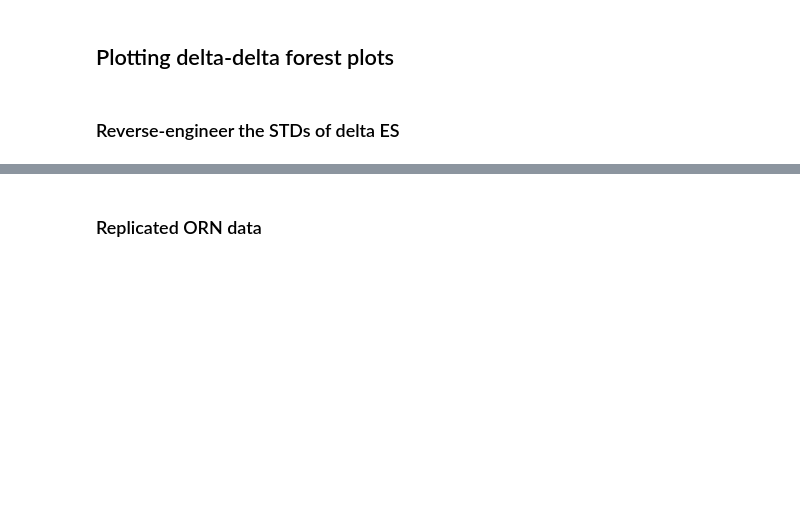
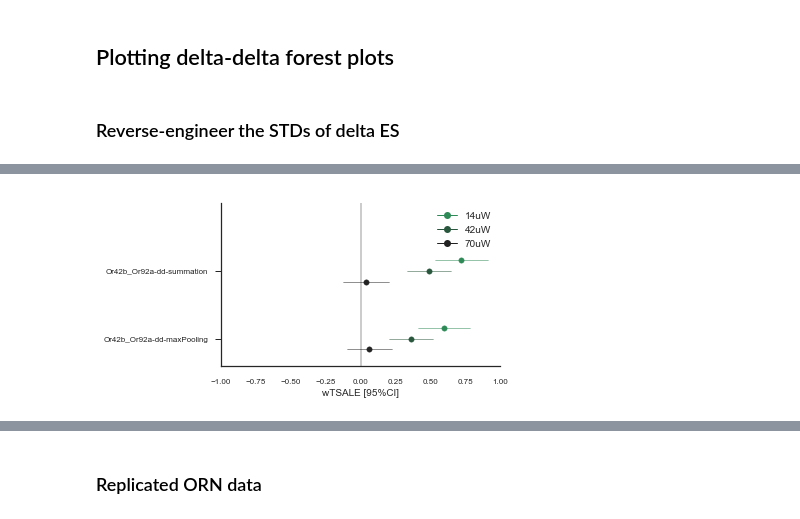
Before and after one commit to ttumkaya/WALiSuite_V2.0, a Jupyter notebook: WALiSuite_GenerateSummaryPlots.ipynb, the cells around one changed output, grey strips where cells are left out. Drawn from its saved outputs; the diff is of its cells as text; code cells hidden in the pictures; blank space fills up the shorter version.

```diff
--- a/WALiSuite_GenerateSummaryPlots.ipynb
+++ b/WALiSuite_GenerateSummaryPlots.ipynb
@@ -1322,7 +1467,7 @@ data['delta_male_starved_Noair_V_male_starved_air_CI'] = delta_male_starved_Noai
 data['delta_male_fed_Noair_V_male_starved_Noair_CI'] = delta_male_fed_Noair_V_male_starved_Noair_CI
 data['delta_male_fed_air_V_male_starved_air_CI'] = delta_male_fed_air_V_male_starved_air_CI
 # %%
-def WALiForest(df, column, sort_by=True, sort_by_order = None, fsize= (5,25), gap_thru_yaxis = 5, offset = .8, s =30):
+def WALiForest(df, column, sort_by=True, sort_by_order = None, fsize= (5,25), gap_thru_yaxis = 5, offset = .8, s =30, c ='red'):
 
     ## If none, will use the first df's order
     fig = plt.figure(figsize=fsize)
@@ -1339,14 +1484,14 @@ def WALiForest(df, column, sort_by=True, sort_by_order = None, fsize= (5,25), ga
     offset = offset
     i = 0
     ## Drop the nans
-    df = df.dropna()
+    df = df.dropna(subset=[column])
 
     if sort_by is None:
         ORNList_sorted = sort_by_order
         keep_the_ORN_Order = sort_by_order
 
     else:
-        df_sorted = df[df['LightInt'] == '70uW'].sort_values(by=[column],ascending=False)
+        df_sorted = df[df['LightIntensity'] == '70uW'].sort_values(by=[column],ascending=False)
 #         df_sorted = df.sort_values(by=[column],ascending=False)
 
         ORNList_sorted = df_sorted['ORNs']
@@ -1356,27 +1501,30 @@ def WALiForest(df, column, sort_by=True, sort_by_order = None, fsize= (5,25), ga
 
     for OR in ORNList_sorted:
         OR_df = df[df['ORNs'] == OR]
+
         y = y_val[i] + offset
 
         i = i+1
     #     print OR, len(OR_df)
         for row in range(len(OR_df)):
             ES = OR_df.iloc[row][column]
-            CIs = OR_df.iloc[row][column[:-3] + '_CIs']
+#             CIs = OR_df.iloc[row][column[:-3] + '_CIs']
+            CIs = OR_df.iloc[row]['CIs']
 #             MOE = OR_df.iloc[row]['MOE_Pooled']
 #             CIs = [ES-MOE,ES+MOE]
-            intensity = OR_df.iloc[row]['LightInt']
+            intensity = OR_df.iloc[row]['LightIntensity']
 
             if intensity == '14uW':
-                color = sns.dark_palette("red",n_colors=3)[2]
+                color = sns.dark_palette(c,n_colors=3)[2]
 
             elif intensity == '42uW':
-                color = sns.dark_palette("red",n_colors=3)[1]
+                color = sns.dark_palette(c,n_colors=3)[1]
 
             elif intensity == '70uW':
-                color = sns.dark_palette("red",n_colors=3)[0]
+                color = sns.dark_palette(c,n_colors=3)[0]
 
             ax1.scatter(ES, y, color = color, s = s)
+
             ax1.plot([CIs[0], CIs[1]], [y,y], color = color, lw=.5)
             y = y - offset
 
@@ -1393,11 +1541,14 @@ def WALiForest(df, column, sort_by=True, sort_by_order = None, fsize= (5,25), ga
     plt.xticks(fontsize=8)
 
     from matplotlib.lines import Line2D
-    custom_lines = [Line2D([0], [0], color = sns.dark_palette("red",n_colors=3)[2], marker = 'o', lw=1),
-                    Line2D([0], [0], color = sns.dark_palette("red",n_colors=3)[1], marker = 'o', lw=1),
-                    Line2D([0], [0], color = sns.dark_palette("red",n_colors=3)[0], marker = 'o', lw=1)]
+    custom_lines = [Line2D([0], [0], color = sns.dark_palette(c,n_colors=3)[2], marker = 'o', lw=1),
+                    Line2D([0], [0], color = sns.dark_palette(c,n_colors=3)[1], marker = 'o', lw=1),
+                    Line2D([0], [0], color = sns.dark_palette(c,n_colors=3)[0], marker = 'o', lw=1)]
 
     ax1.legend(custom_lines, ['14uW', '42uW', '70uW'])
 #     ax1.legend(custom_lines, ['Merged intensities'])
 
     return fig, keep_the_ORN_Order
+# %%
+# All_ORN_EffectSizes_df = pd.read_csv("C:/Users/tumkayat/Desktop/All_wTSALE_values.csv",dtype={'CIs': object})
+All_ORN_EffectSizes_df = pd.read_pickle("C:/Users/tumkayat/Desktop/All_wTSALE_values.pkl")
@@ -1404,2 +1721,2 @@ def WALiForest(df, column, sort_by=True, sort_by_order = None, fsize= (5,25), ga
 # %%
-All_ORN_EffectSizes_df = pd.read_csv("C:/Users/tumkayat/Desktop/All_wTSALE_values.csv")
+df_order = pd.read_csv("C:/Users/tumkayat/Desktop/allData_Z_Gr66aREMOVED_CombosADDED_RESULTS.csv")
@@ -1442,0 +1754,4 @@ f, o = WALiForest(deltadelta_df, column='female_starved_noair_V_male_starved_noa
+# %%
+select_ORNs = ['Orco','Or47b','Or67d','Or88a','Or65a']
+a = All_ORN_EffectSizes_df[(All_ORN_EffectSizes_df['Sex-Satiety-Air'] == 'female_fed_NoAir') & (All_ORN_EffectSizes_df['ORNs'].apply(lambda x: x in select_ORNs))]
+a
@@ -1443 +1775,9 @@ f, o = WALiForest(deltadelta_df, column='female_starved_noair_V_male_starved_noa
+# %%
+# f, o = WALiForest(a, column='ES', sort_by=None ,sort_by_order=list(reversed(select_ORNs)),fsize=(5,5))
+## 'red','steelblue','seagreen' used for combo plots
+# f, o = WALiForest(a, column='ES', sort_by=None,sort_by_order = list(reversed(['Or42b','Or92a','Or42b-Or92a'])),fsize=(5,4),c='red')
+# f, o = WALiForest(a, column='ES', sort_by=None,sort_by_order = list(reversed(['Or42b_Or92a-summation','Or42b_Or92a-maxPooling'])),fsize=(5,3),c='steelblue')
+f, o = WALiForest(a, column='ES', sort_by=None,sort_by_order = list(reversed(['Or42b_Or92a-dd-summation','Or42b_Or92a-dd-maxPooling'])),fsize=(5,3),c='seagreen')
+# %% [output]
+[figure, added]
 # %%
```
Also changed, not shown: parts of 44 cells of this notebook, 3 other files.
